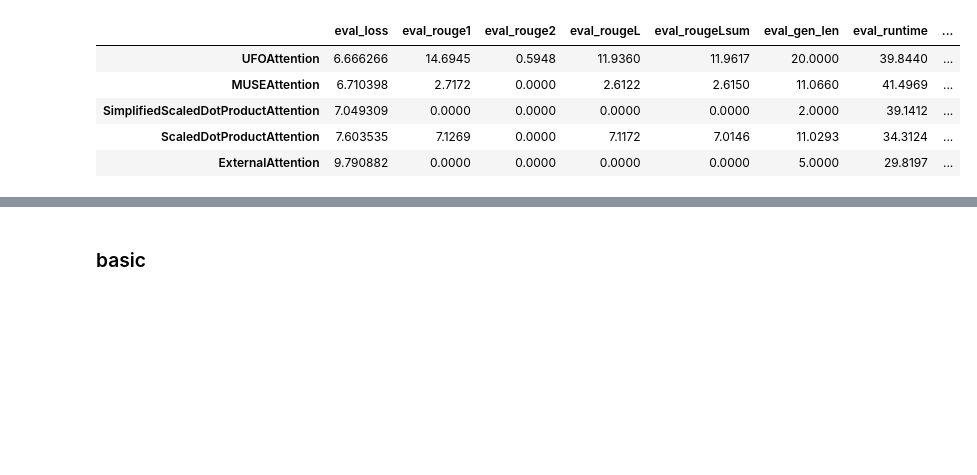
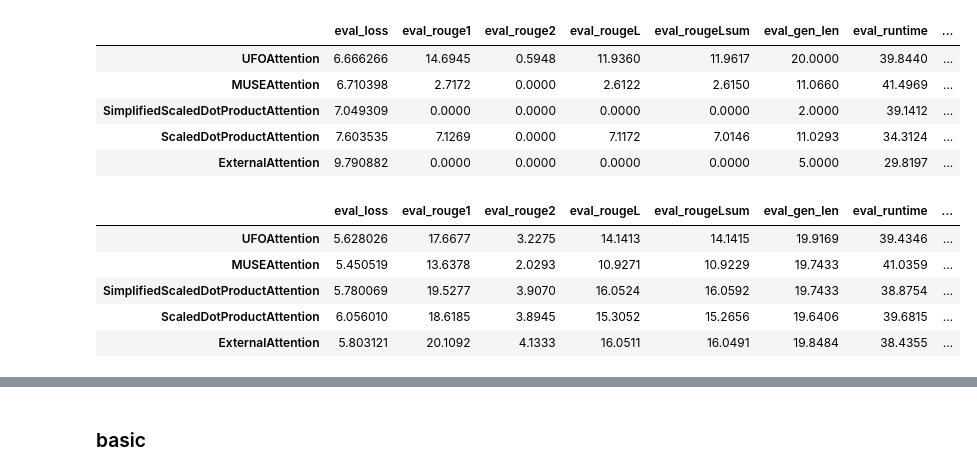
Before and after one commit to epsilon-deltta/nd-summarization, a Jupyter notebook: Fine-tuningDeepAttentions.ipynb, the cells around one changed output, grey strips where cells are left out. Drawn from its saved outputs; the diff is of its cells as text; code cells hidden in the pictures; blank space fills up the shorter version.

```diff
--- a/Fine-tuningDeepAttentions.ipynb
+++ b/Fine-tuningDeepAttentions.ipynb
@@ -686,3 +867,14 @@ pd.DataFrame(evals).T
 | SimplifiedScaledDotProductAttention | 7.049309 | 0.0000 | 0.0000 | 0.0000 | 0.0000 | 2.0000 | 39.1412 | ... |
 | ScaledDotProductAttention | 7.603535 | 7.1269 | 0.0000 | 7.1172 | 7.0146 | 11.0293 | 34.3124 | ... |
 | ExternalAttention | 9.790882 | 0.0000 | 0.0000 | 0.0000 | 0.0000 | 5.0000 | 29.8197 | ... |
+# %%
+# 2 attn /w 1step Skip
+import pandas as pd
+pd.DataFrame(evals).T
+# %% [output]
+|  | eval_loss | eval_rouge1 | eval_rouge2 | eval_rougeL | eval_rougeLsum | eval_gen_len | eval_runtime | ... |
+| UFOAttention | 5.628026 | 17.6677 | 3.2275 | 14.1413 | 14.1415 | 19.9169 | 39.4346 | ... |
+| MUSEAttention | 5.450519 | 13.6378 | 2.0293 | 10.9271 | 10.9229 | 19.7433 | 41.0359 | ... |
+| SimplifiedScaledDotProductAttention | 5.780069 | 19.5277 | 3.9070 | 16.0524 | 16.0592 | 19.7433 | 38.8754 | ... |
+| ScaledDotProductAttention | 6.056010 | 18.6185 | 3.8945 | 15.3052 | 15.2656 | 19.6406 | 39.6815 | ... |
+| ExternalAttention | 5.803121 | 20.1092 | 4.1333 | 16.0511 | 16.0491 | 19.8484 | 38.4355 | ... |
```
Also changed, not shown: parts of 8 cells of this notebook, 2 other files.
